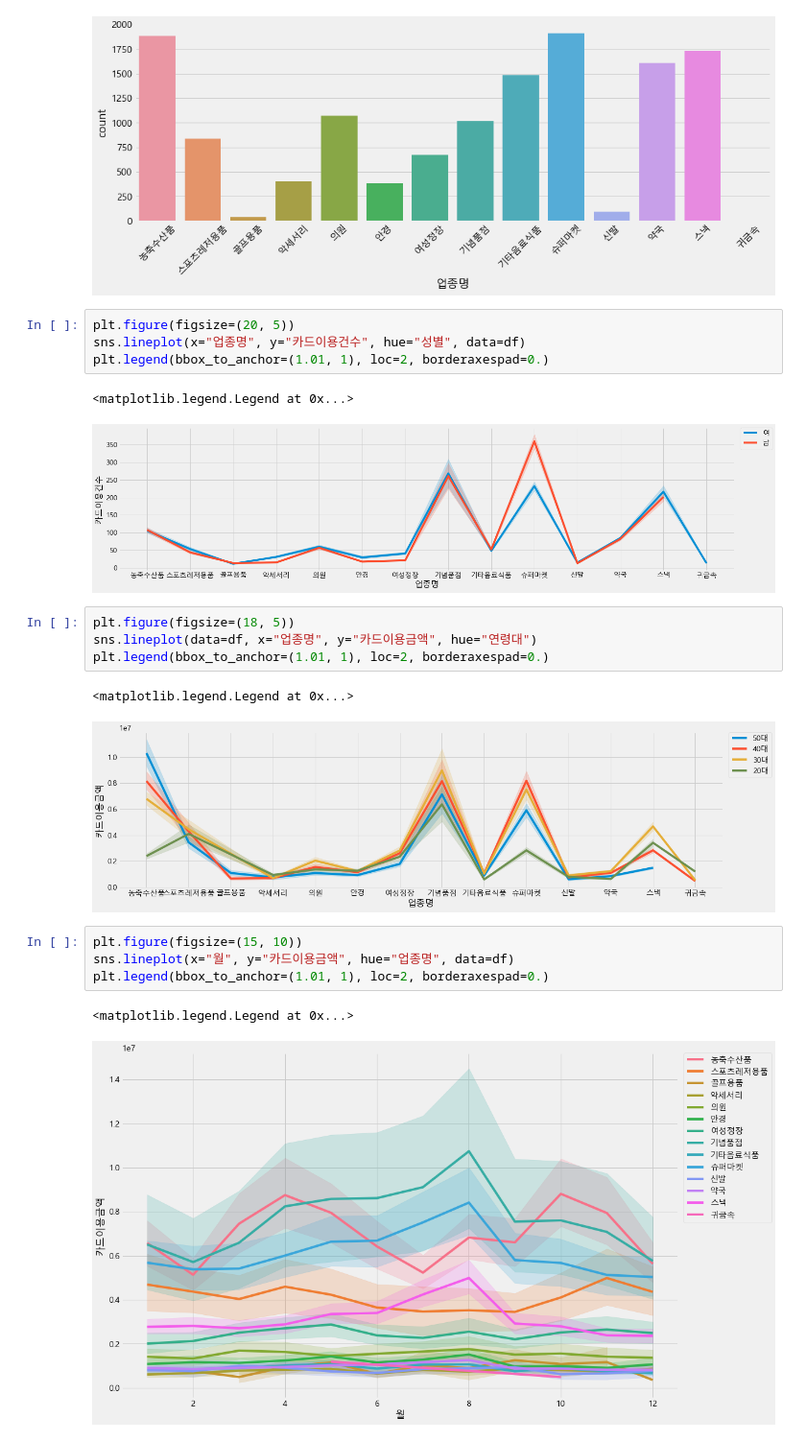
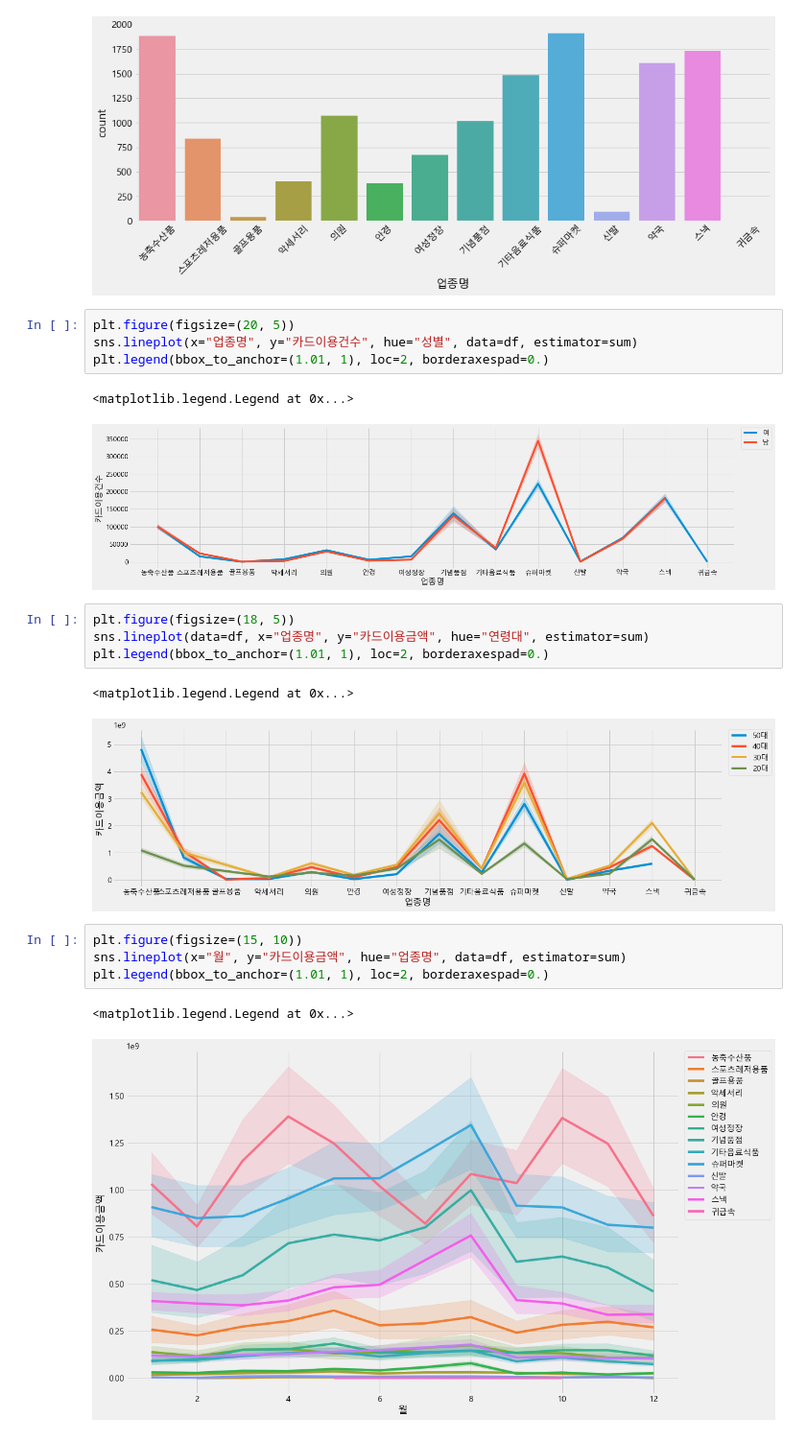
Before and after one commit to HayeonKimm/Tourist_Consumption_Analysis, a Jupyter notebook: code/2_analysis/BC카드 데이터 시각화_조아진.ipynb, the cells around one changed output. Shown at 96% size. Saved outputs shown, nothing was run; the diff lists cells and outputs as text.

```diff
--- a/code/2_analysis/BC카드 데이터 시각화_조아진.ipynb
+++ b/code/2_analysis/BC카드 데이터 시각화_조아진.ipynb
@@ -811,22 +886,22 @@ sns.countplot(x="업종명", data=df)
 [figure]
 # %%
 plt.figure(figsize=(20, 5))
-sns.lineplot(x="업종명", y="카드이용건수", hue="성별", data=df)
+sns.lineplot(x="업종명", y="카드이용건수", hue="성별", data=df, estimator=sum)
 plt.legend(bbox_to_anchor=(1.01, 1), loc=2, borderaxespad=0.)
 # %% [output]
 <matplotlib.legend.Legend at 0x...>
-[figure, old version]
+[figure, new version]
 # %%
 plt.figure(figsize=(18, 5))
-sns.lineplot(data=df, x="업종명", y="카드이용금액", hue="연령대")
+sns.lineplot(data=df, x="업종명", y="카드이용금액", hue="연령대", estimator=sum)
 plt.legend(bbox_to_anchor=(1.01, 1), loc=2, borderaxespad=0.)
 # %% [output]
 <matplotlib.legend.Legend at 0x...>
-[figure, old version]
+[figure, new version]
 # %%
 plt.figure(figsize=(15, 10))
-sns.lineplot(x="월", y="카드이용금액", hue="업종명", data=df)
+sns.lineplot(x="월", y="카드이용금액", hue="업종명", data=df, estimator=sum)
 plt.legend(bbox_to_anchor=(1.01, 1), loc=2, borderaxespad=0.)
 # %% [output]
 <matplotlib.legend.Legend at 0x...>
-[figure, old version]
+[figure, new version]
```
Also changed, not shown: parts of 19 cells of this notebook.
